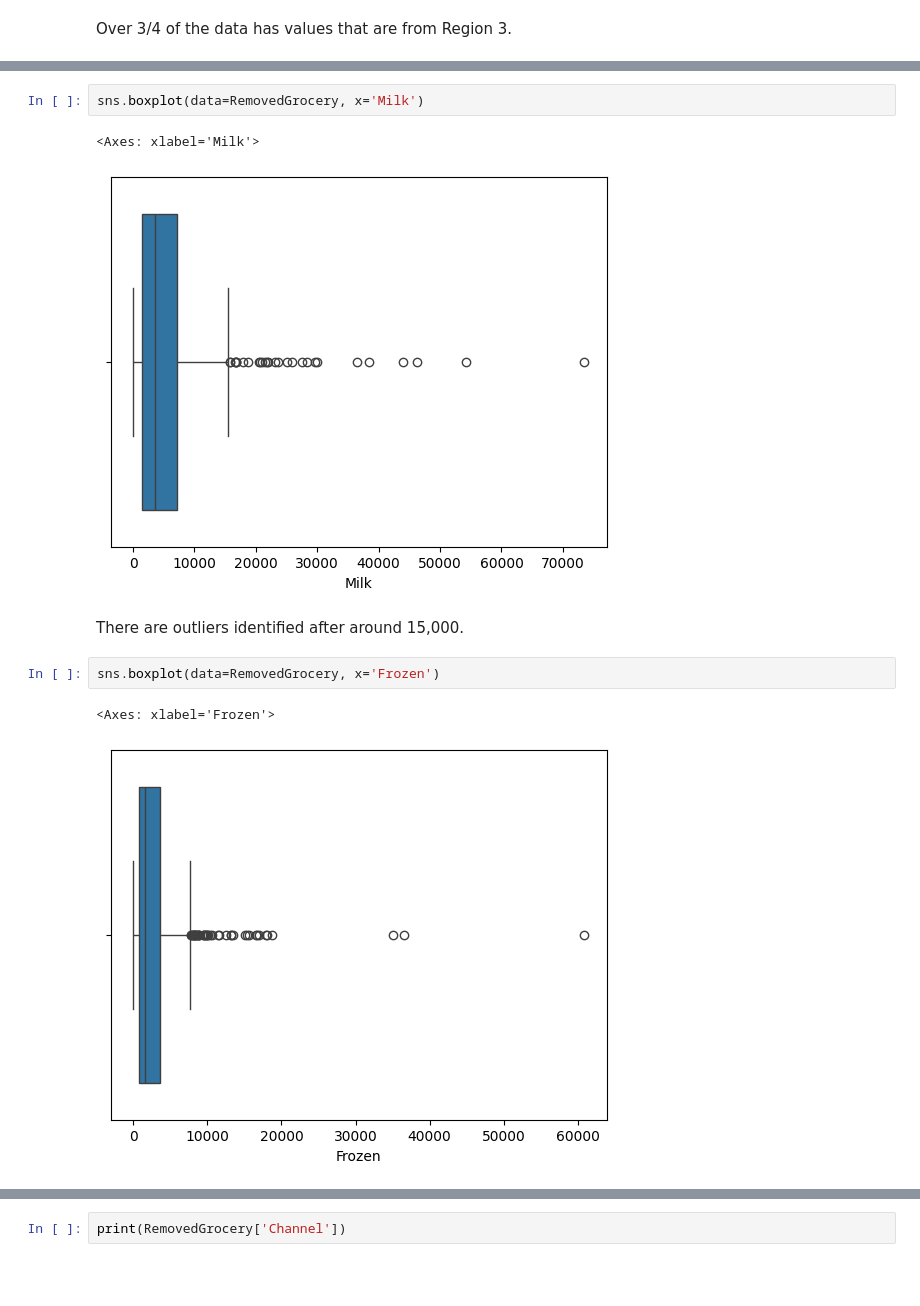
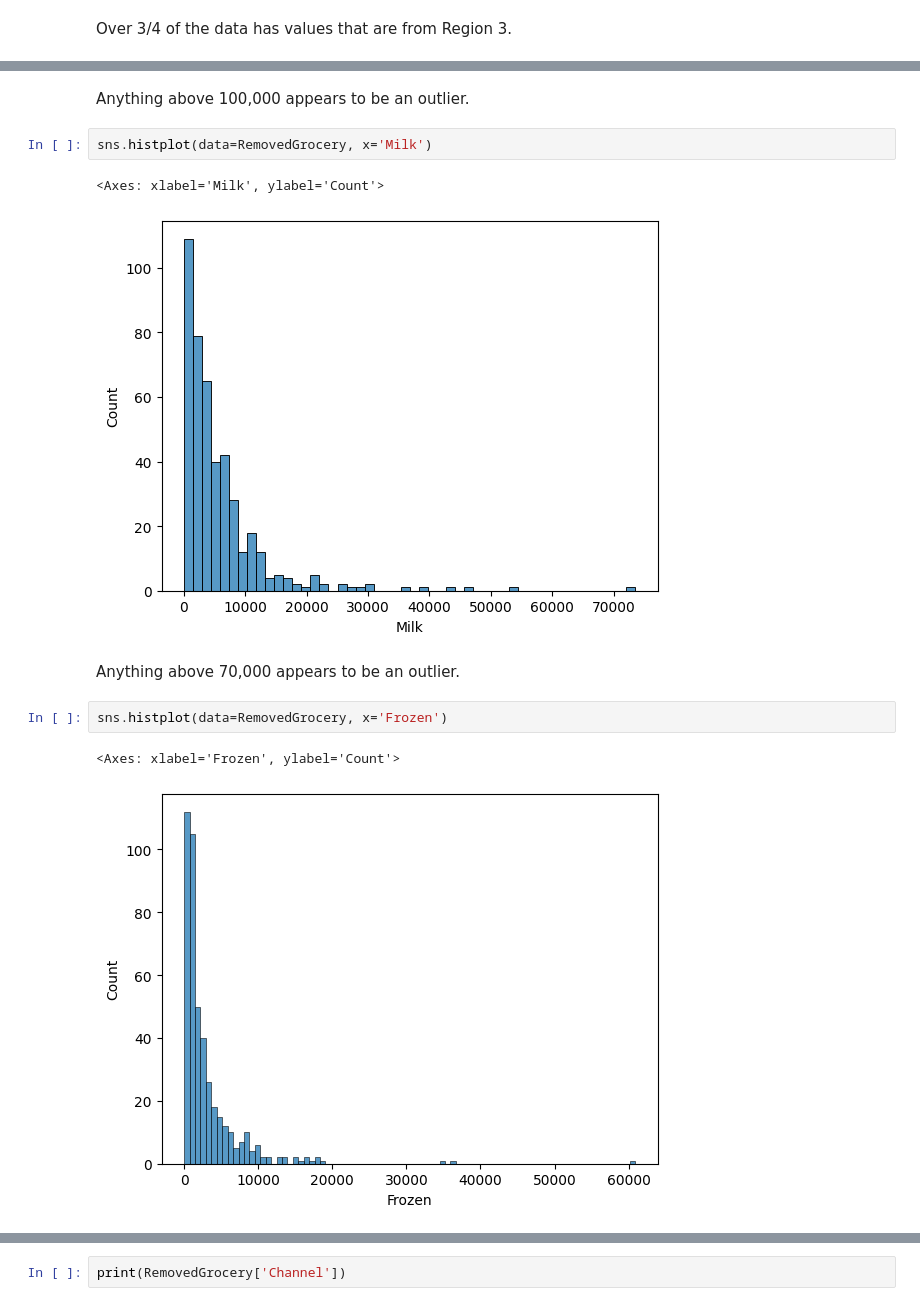
Before and after one commit to kdhahmo/ml-project-unsupervised-learning, a Jupyter notebook: Unsupervised Learning - Project.ipynb, the cells around one changed output, grey strips where cells are left out. Cells and saved outputs as stored; diff of their text form; blank space fills up the shorter version.

```diff
--- a/Unsupervised Learning - Project.ipynb
+++ b/Unsupervised Learning - Project.ipynb
@@ -178,13 +177,15 @@ There are outliers identified after around 40,000.
+# %% [markdown]
+Anything above 100,000 appears to be an outlier.
 # %%
-sns.boxplot(data=RemovedGrocery, x='Milk')
+sns.histplot(data=RemovedGrocery, x='Milk')
 # %% [output]
-<Axes: xlabel='Milk'>
+<Axes: xlabel='Milk', ylabel='Count'>
-[figure, old version]
+[figure, new version]
 # %% [markdown]
-There are outliers identified after around 15,000.
+Anything above 70,000 appears to be an outlier.
 # %%
-sns.boxplot(data=RemovedGrocery, x='Frozen')
+sns.histplot(data=RemovedGrocery, x='Frozen')
 # %% [output]
-<Axes: xlabel='Frozen'>
+<Axes: xlabel='Frozen', ylabel='Count'>
-[figure, old version]
+[figure, new version]
 # %% [markdown]
```
Also changed, not shown: parts of 40 cells of this notebook.
